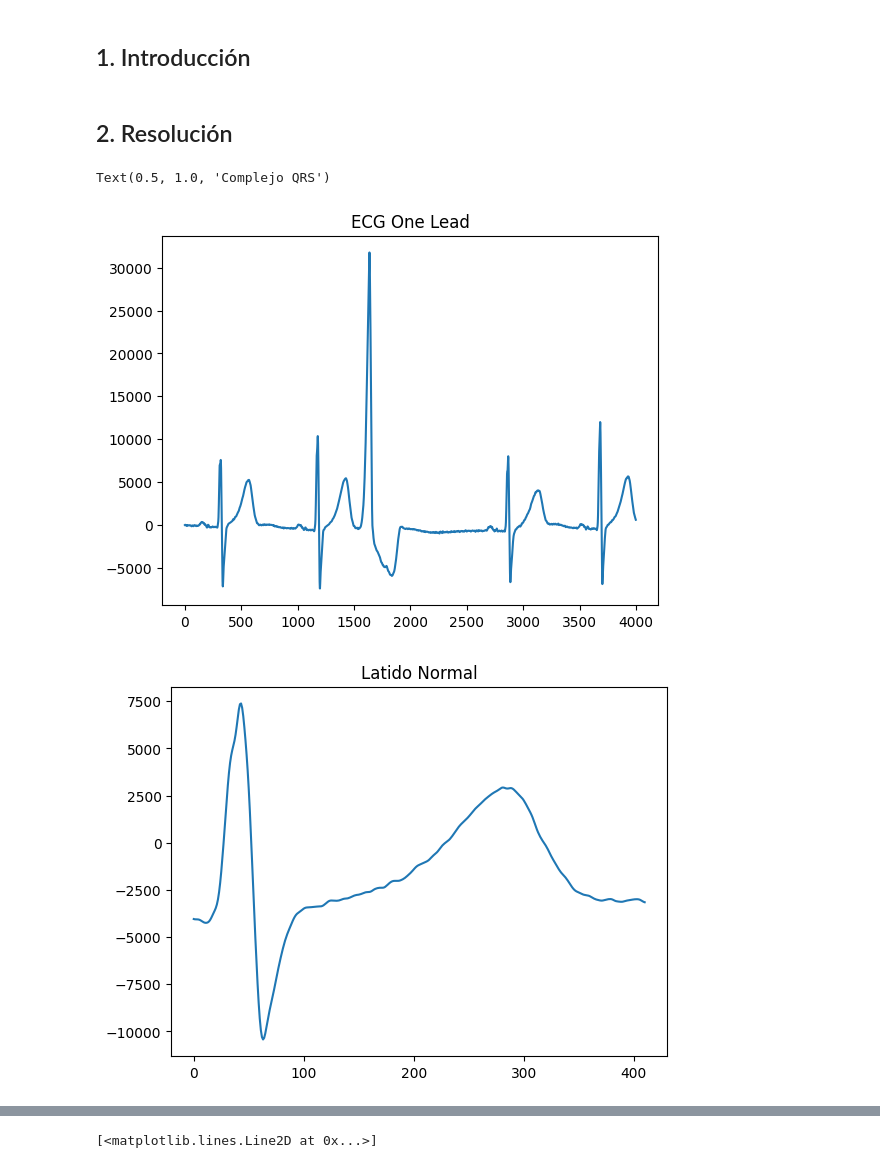
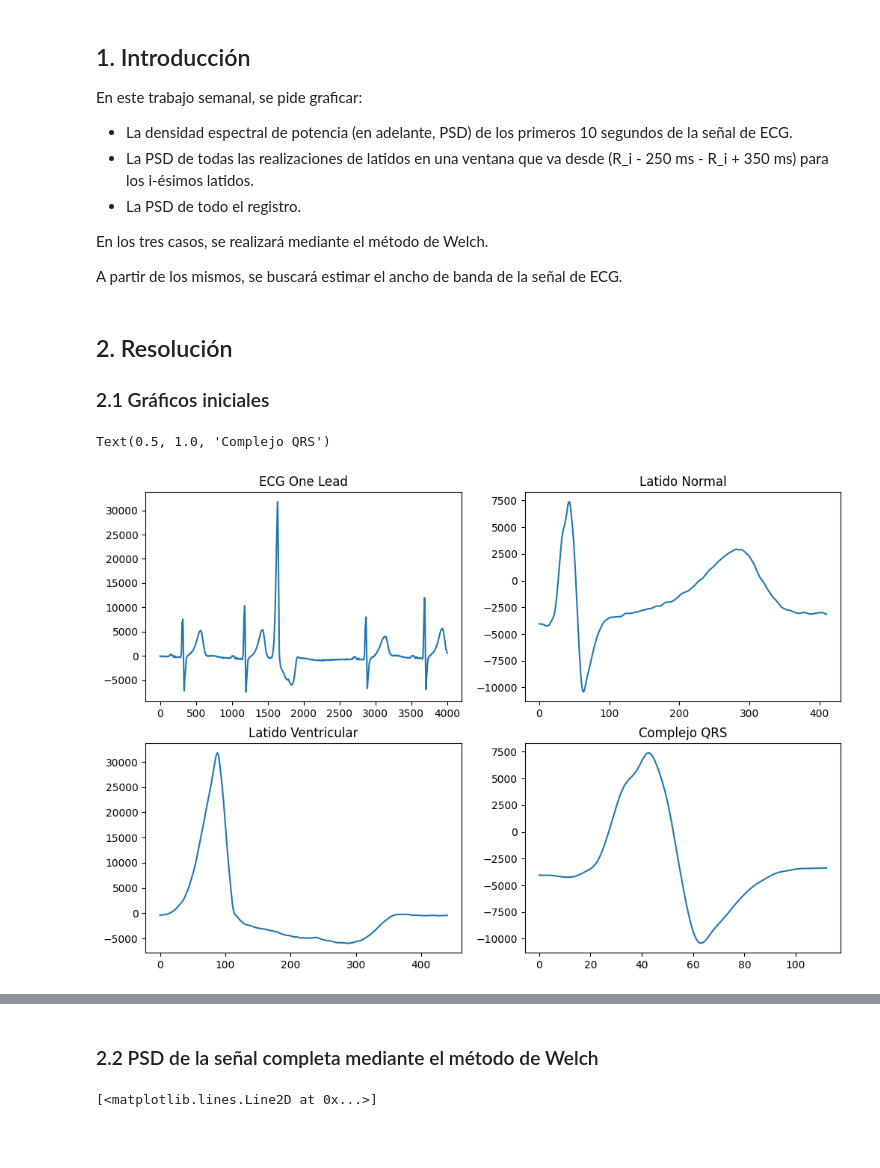
Before and after one commit to micuentz/Workspace_PDS, a Jupyter notebook: Carpeta/Guerrero_TS8.ipynb, the cells around one changed output, grey strips where cells are left out. Cells and saved outputs as stored; diff of their text form; code cells hidden in the pictures; blank space fills up the shorter version.

```diff
--- a/Carpeta/Guerrero_TS8.ipynb
+++ b/Carpeta/Guerrero_TS8.ipynb
@@ -7,5 +7,17 @@
 #### Tobías Guerrero
 # %% [markdown]
 ## 1. Introducción
+
+En este trabajo semanal, se pide graficar:
+
+- La densidad espectral de potencia (en adelante, PSD) de los primeros 10 segundos de la señal de ECG.
+- La PSD de todas las realizaciones de latidos en una ventana que va desde (R_i - 250 ms - R_i + 350 ms) para los i-ésimos latidos.
+- La PSD de todo el registro.
+
+En los tres casos, se realizará mediante el método de Welch.
+
+A partir de los mismos, se buscará estimar el ancho de banda de la señal de ECG.
 # %% [markdown]
 ## 2. Resolución
+
+### 2.1 Gráficos iniciales
@@ -17,37 +24,43 @@ import scipy as sp
 # %%
+# Librerías a utilizar
+import numpy as np
+import matplotlib.pyplot as plt
+import scipy as sp
+
 fs_ecg = 1000  # Hz
 
-mat_struct = sp.io.loadmat("./ECG_TP4.mat")
+mat_struct = sp.io.loadmat("./ecg.mat")
 
 ecg_one_lead = mat_struct["ecg_lead"]
 
 N = len(ecg_one_lead)
 
 # Latido normal
 hb_1 = mat_struct["heartbeat_pattern1"]
 # Latido ventricular
 hb_2 = mat_struct["heartbeat_pattern2"]
 # Complejo QRS normal
 qrs_p1 = mat_struct["qrs_pattern1"]
 # Vector de localización de los picos donde ocurren los latidos
 qrs_d = mat_struct["qrs_detections"]
 
-plt.figure()
+plt.figure(figsize=(12,8))
+
+plt.subplot(2,2,1)
 plt.plot(ecg_one_lead[24000:28000])
 plt.title("ECG One Lead")
 
-plt.figure()
+plt.subplot(2,2,2)
 plt.plot(hb_1)
 plt.title("Latido Normal")
 
-plt.figure()
+plt.subplot(2,2,3)
 plt.plot(hb_2)
 plt.title("Latido Ventricular")
 
-plt.figure()
+plt.subplot(2,2,4)
 plt.plot(qrs_p1)
 plt.title("Complejo QRS")
 # %% [output]
 Text(0.5, 1.0, 'Complejo QRS')
-[figure, old version]
+[figure, new version]
-[figure, removed]
@@ -56 +67,3 @@ Text(0.5, 1.0, 'Complejo QRS')
+# %% [markdown]
+### 2.2 PSD de la señal completa mediante el método de Welch
 # %%
```
Also changed, not shown: parts of 11 cells of this notebook, 3 other files.
